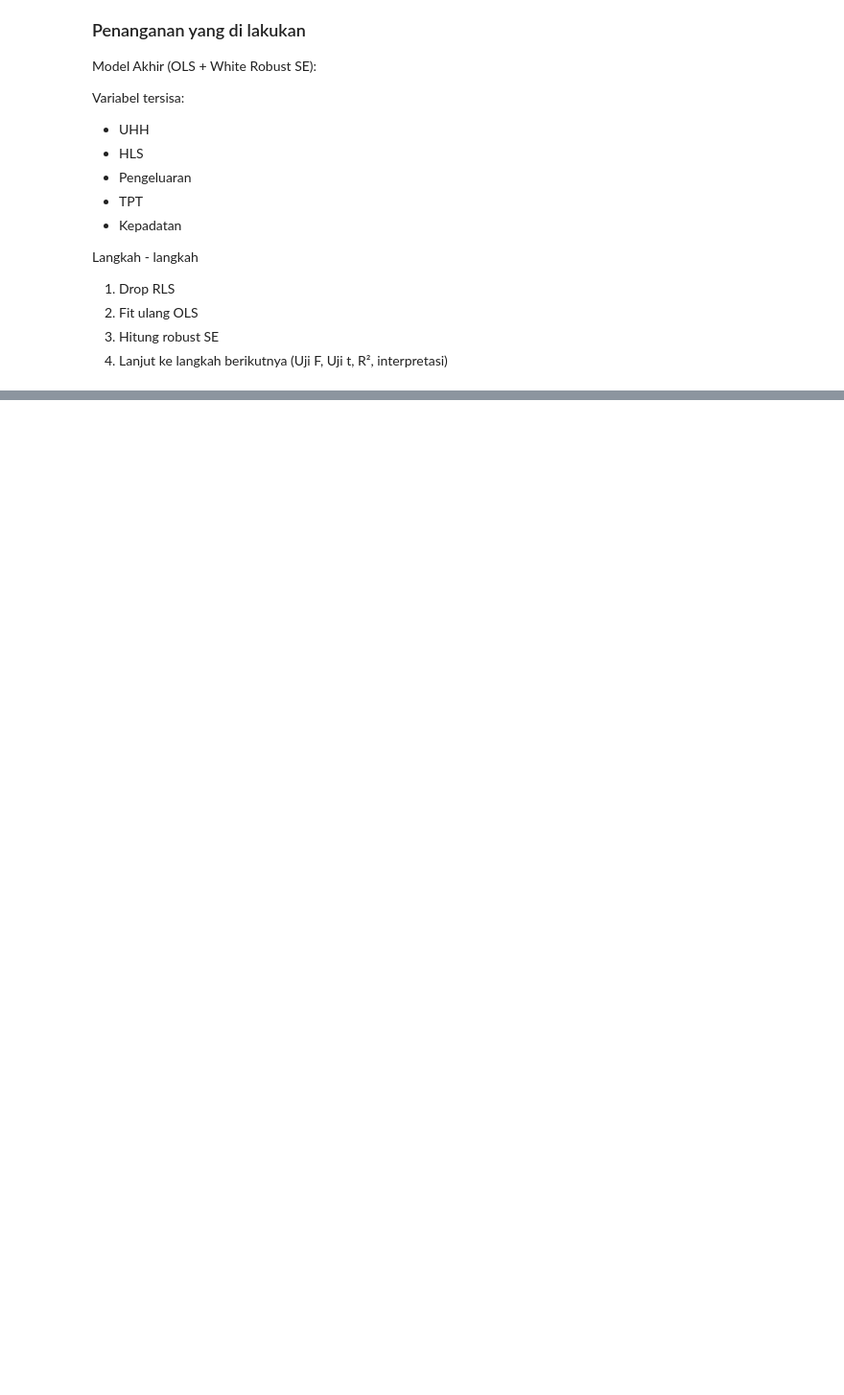
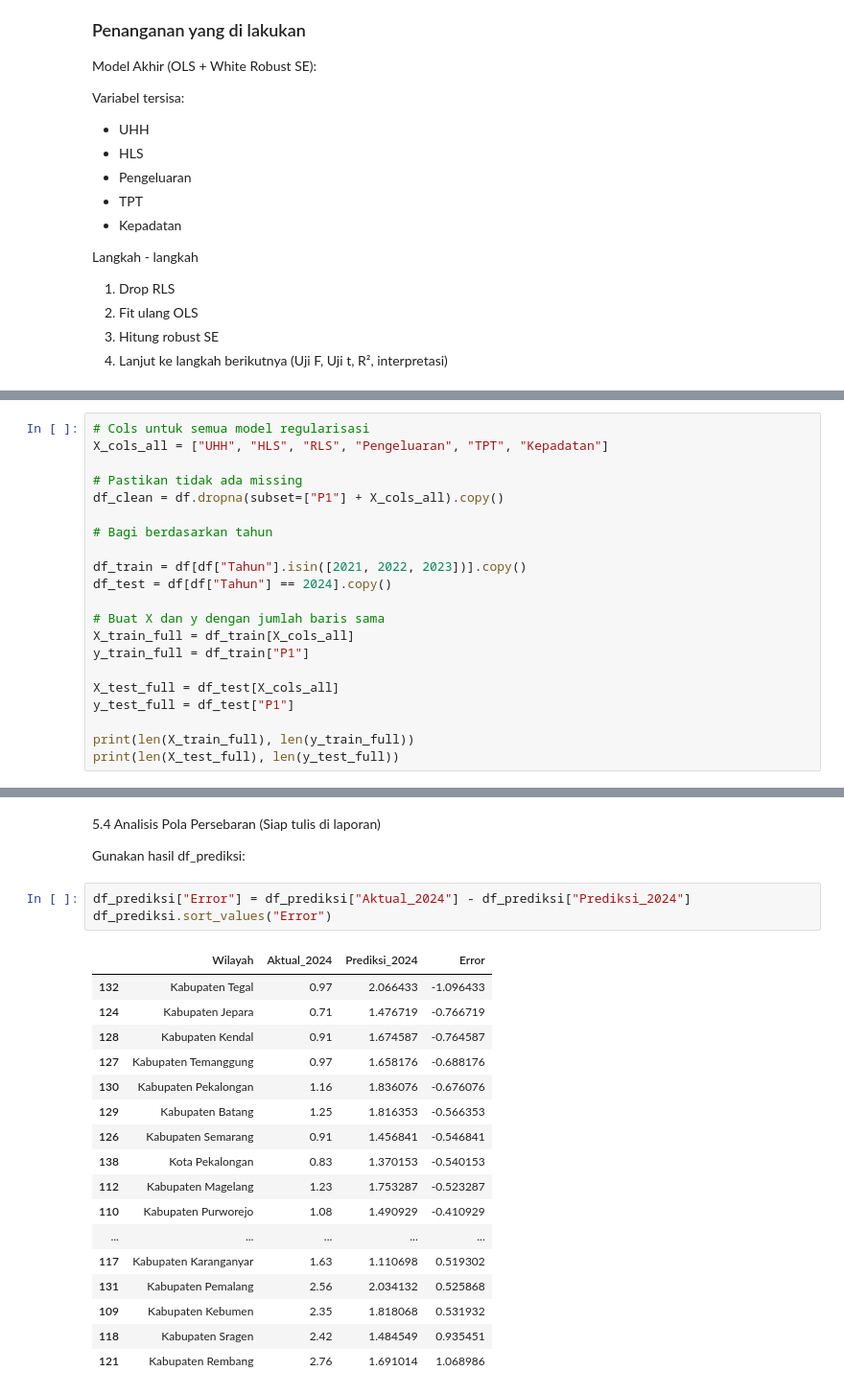
Before and after one commit to trishagarniss/projek-PDS-IPM, a Jupyter notebook: src/04_Modelling_dan_Interpretasi.ipynb, the cells around one changed output, grey strips where cells are left out. Shown: that part at 96% size. Drawn from its saved outputs; the diff is of its cells as text; blank space fills up the shorter version.

```diff
--- a/src/04_Modelling_dan_Interpretasi.ipynb
+++ b/src/04_Modelling_dan_Interpretasi.ipynb
@@ -91,0 +218,21 @@ df.head()
+# %%
+# Cols untuk semua model regularisasi
+X_cols_all = ["UHH", "HLS", "RLS", "Pengeluaran", "TPT", "Kepadatan"]
+
+# Pastikan tidak ada missing
+df_clean = df.dropna(subset=["P1"] + X_cols_all).copy()
+
+# Bagi berdasarkan tahun
+
+df_train = df[df["Tahun"].isin([2021, 2022, 2023])].copy()
+df_test = df[df["Tahun"] == 2024].copy()
+
+# Buat X dan y dengan jumlah baris sama
+X_train_full = df_train[X_cols_all]
+y_train_full = df_train["P1"]
+
+X_test_full = df_test[X_cols_all]
+y_test_full = df_test["P1"]
+
+print(len(X_train_full), len(y_train_full))
+print(len(X_test_full), len(y_test_full))
@@ -91,0 +455,25 @@ df.head()
+# %% [markdown]
+5.4 Analisis Pola Persebaran (Siap tulis di laporan)
+
+Gunakan hasil df_prediksi:
+# %%
+df_prediksi["Error"] = df_prediksi["Aktual_2024"] - df_prediksi["Prediksi_2024"]
+df_prediksi.sort_values("Error")
+# %% [output]
+|  | Wilayah | Aktual_2024 | Prediksi_2024 | Error |
+| 132 | Kabupaten Tegal | 0.97 | 2.066433 | -1.096433 |
+| 124 | Kabupaten Jepara | 0.71 | 1.476719 | -0.766719 |
+| 128 | Kabupaten Kendal | 0.91 | 1.674587 | -0.764587 |
+| 127 | Kabupaten Temanggung | 0.97 | 1.658176 | -0.688176 |
+| 130 | Kabupaten Pekalongan | 1.16 | 1.836076 | -0.676076 |
+| 129 | Kabupaten Batang | 1.25 | 1.816353 | -0.566353 |
+| 126 | Kabupaten Semarang | 0.91 | 1.456841 | -0.546841 |
+| 138 | Kota Pekalongan | 0.83 | 1.370153 | -0.540153 |
+| 112 | Kabupaten Magelang | 1.23 | 1.753287 | -0.523287 |
+| 110 | Kabupaten Purworejo | 1.08 | 1.490929 | -0.410929 |
+| ... | ... | ... | ... | ... |
+| 117 | Kabupaten Karanganyar | 1.63 | 1.110698 | 0.519302 |
+| 131 | Kabupaten Pemalang | 2.56 | 2.034132 | 0.525868 |
+| 109 | Kabupaten Kebumen | 2.35 | 1.818068 | 0.531932 |
+| 118 | Kabupaten Sragen | 2.42 | 1.484549 | 0.935451 |
+| 121 | Kabupaten Rembang | 2.76 | 1.691014 | 1.068986 |
```
Also changed, not shown: parts of 22 cells of this notebook.
